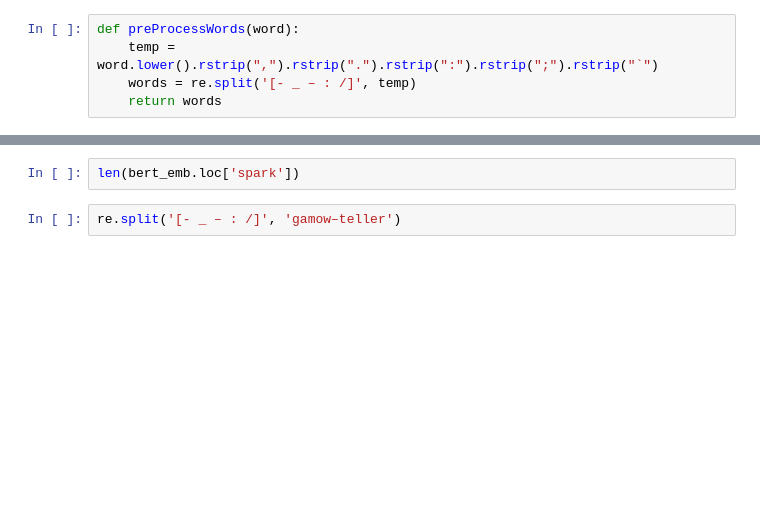
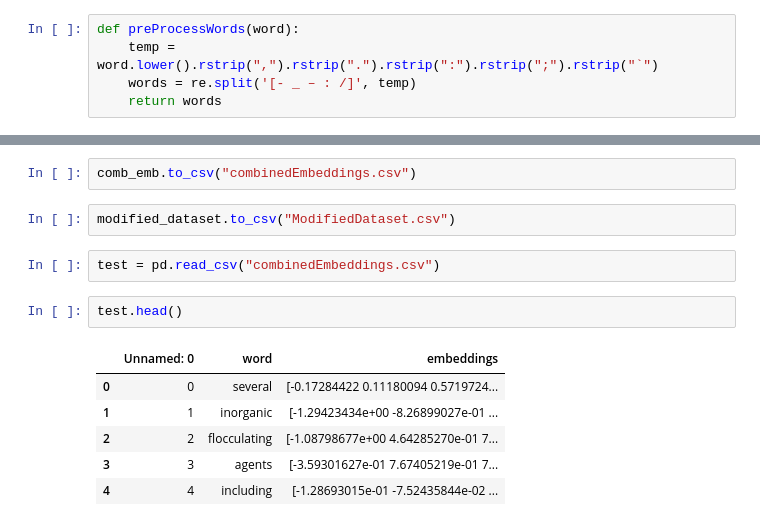
Before and after one commit to RM-RITIK/BTechMajorProject, a Jupyter notebook: CombiningBERTAndGraphEmbeddings.ipynb, the cells around one changed output, grey strips where cells are left out. Drawn from its saved outputs; the diff is of its cells as text; blank space fills up the shorter version.

Commit message:
Completed the combining of embeddings

```diff
--- a/CombiningBERTAndGraphEmbeddings.ipynb
+++ b/CombiningBERTAndGraphEmbeddings.ipynb
@@ -112,4 +117,15 @@ findVectorFromCSV(bert_emb.loc['flocculating'].iloc[0]['BERT embeddings'])
-# %%
-len(bert_emb.loc['spark'])
-# %%
-re.split('[- _ – : /]', 'gamow–teller')
+# %%
+comb_emb.to_csv("combinedEmbeddings.csv")
+# %%
+modified_dataset.to_csv("ModifiedDataset.csv")
+# %%
+test = pd.read_csv("combinedEmbeddings.csv")
+# %%
+test.head()
+# %% [output]
+|  | Unnamed: 0 | word | embeddings |
+| 0 | 0 | several | [-0.17284422 0.11180094 0.5719724... |
+| 1 | 1 | inorganic | [-1.29423434e+00 -8.26899027e-01 ... |
+| 2 | 2 | flocculating | [-1.08798677e+00 4.64285270e-01 7... |
+| 3 | 3 | agents | [-3.59301627e-01 7.67405219e-01 7... |
+| 4 | 4 | including | [-1.28693015e-01 -7.52435844e-02 ... |
```
Also changed, not shown: parts of 4 cells of this notebook, 2 other files.
